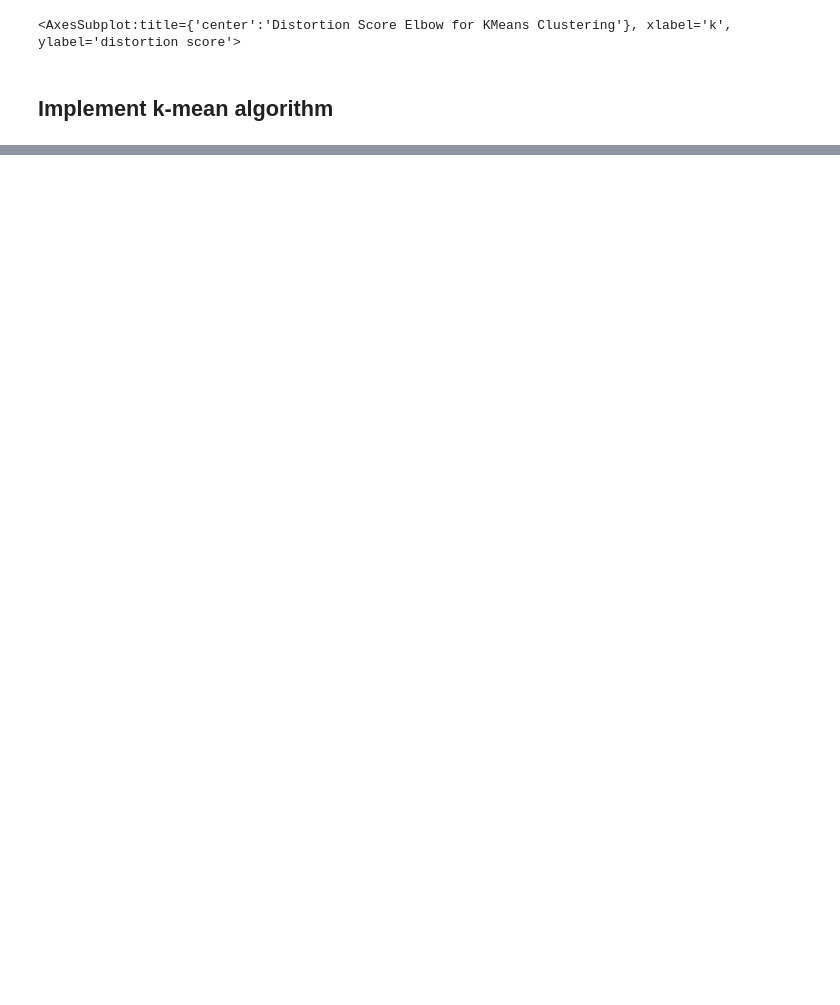
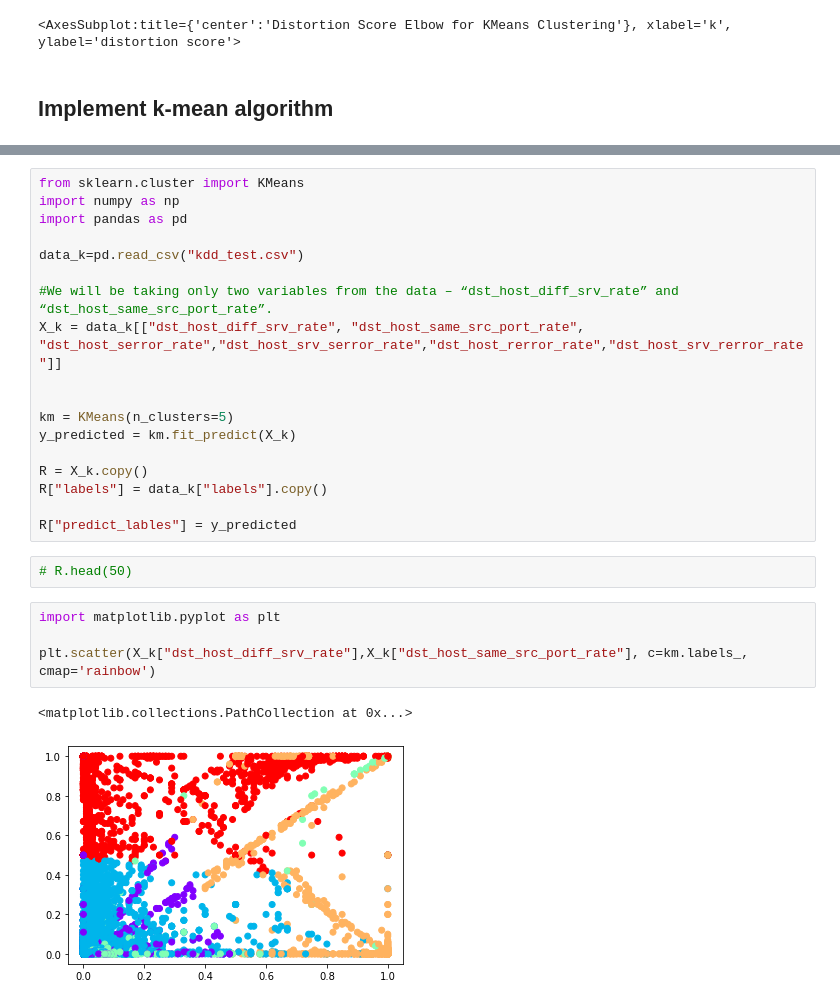
Before and after one commit to at-imene/Analyse-Kdd99-using-K-mean, a Jupyter notebook: k-mean_clustring.ipynb, the cells around one changed output, grey strips where cells are left out. Cells and saved outputs as stored; diff of their text form; blank space fills up the shorter version.

```diff
--- a/k-mean_clustring.ipynb
+++ b/k-mean_clustring.ipynb
@@ -285,0 +254,27 @@ X2.head(50)
+# %%
+from sklearn.cluster import KMeans
+import numpy as np
+import pandas as pd
+
+data_k=pd.read_csv("kdd_test.csv")
+
+#We will be taking only two variables from the data – “dst_host_diff_srv_rate” and “dst_host_same_src_port_rate”.
+X_k = data_k[["dst_host_diff_srv_rate", "dst_host_same_src_port_rate", "dst_host_serror_rate","dst_host_srv_serror_rate","dst_host_rerror_rate","dst_host_srv_rerror_rate"]]
+
+
+km = KMeans(n_clusters=5)
+y_predicted = km.fit_predict(X_k)
+
+R = X_k.copy()
+R["labels"] = data_k["labels"].copy()
+
+R["predict_lables"] = y_predicted
+# %%
+# R.head(50)
+# %%
+import matplotlib.pyplot as plt
+
+plt.scatter(X_k["dst_host_diff_srv_rate"],X_k["dst_host_same_src_port_rate"], c=km.labels_, cmap='rainbow')
+# %% [output]
+<matplotlib.collections.PathCollection at 0x...>
+[figure, added]
```
Also changed, not shown: parts of 12 cells of this notebook.
